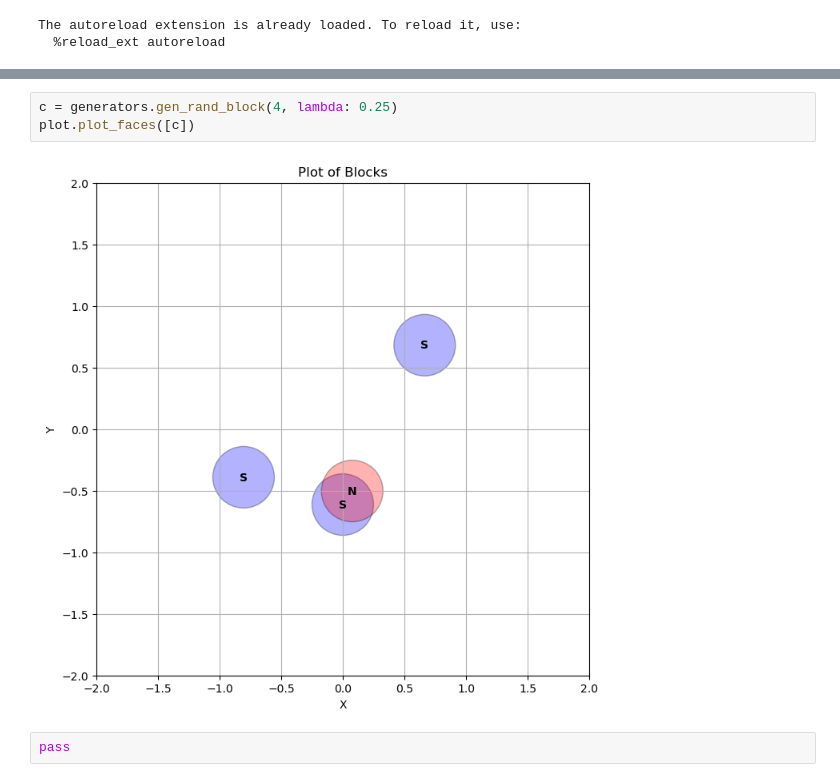
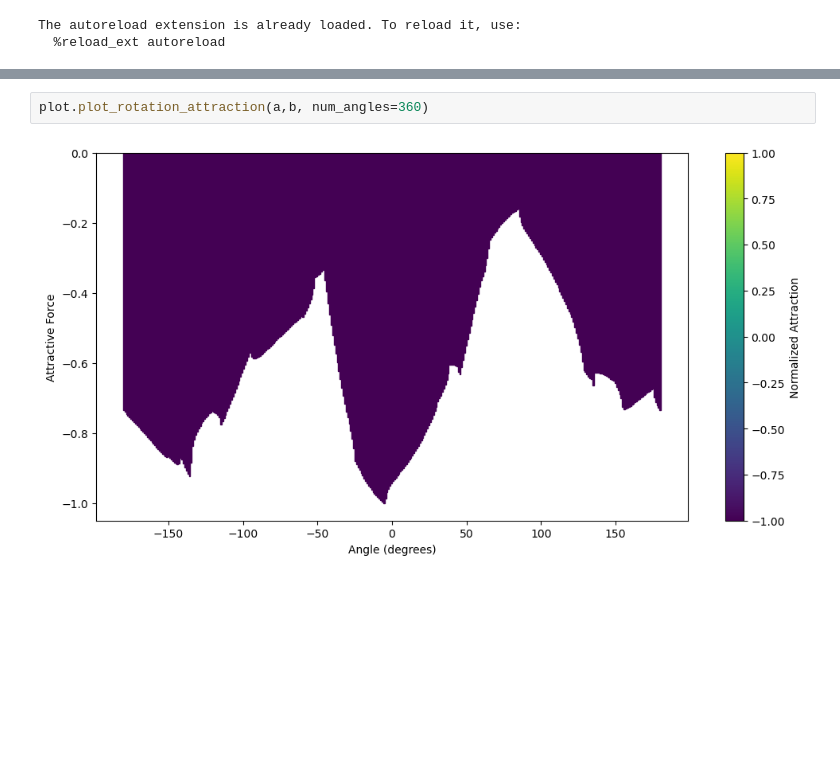
Before and after one commit to ProgrammableMatterLab/code-theory, a Jupyter notebook: test.ipynb, the cells around one changed output, grey strips where cells are left out. Saved outputs shown, nothing was run; the diff lists cells and outputs as text; blank space fills up the shorter version.

```diff
--- a/test.ipynb
+++ b/test.ipynb
@@ -25,7 +24,4 @@ tensor([[-0.3531, -0.2360, -0.0000,  0.0000],
-# %%
-c = generators.gen_rand_block(4, lambda: 0.25)
-plot.plot_faces([c])
-# %% [output]
-[figure, removed]
-# %%
-pass
+# %%
+plot.plot_rotation_attraction(a,b, num_angles=360)
+# %% [output]
+[figure, added]
```
Also changed, not shown: parts of 2 cells of this notebook, 2 other files.
